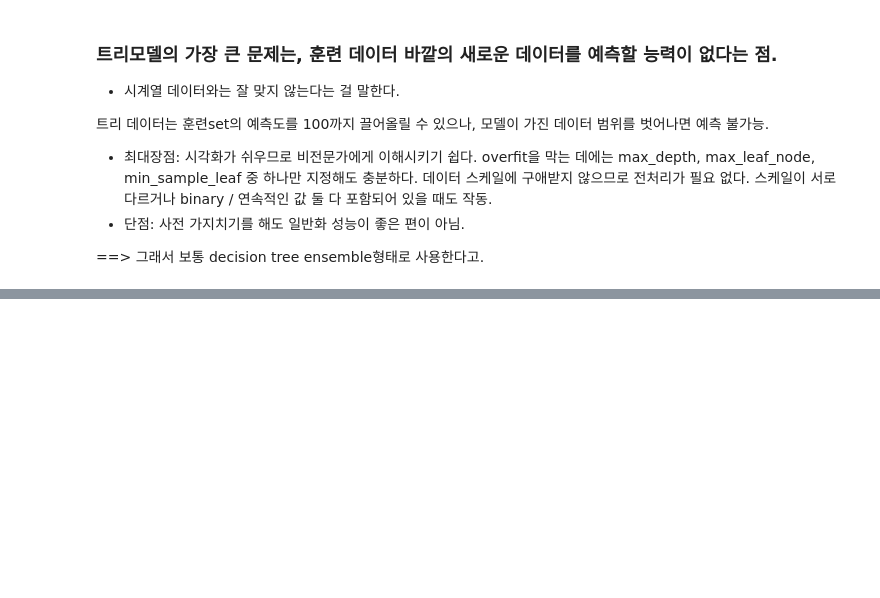
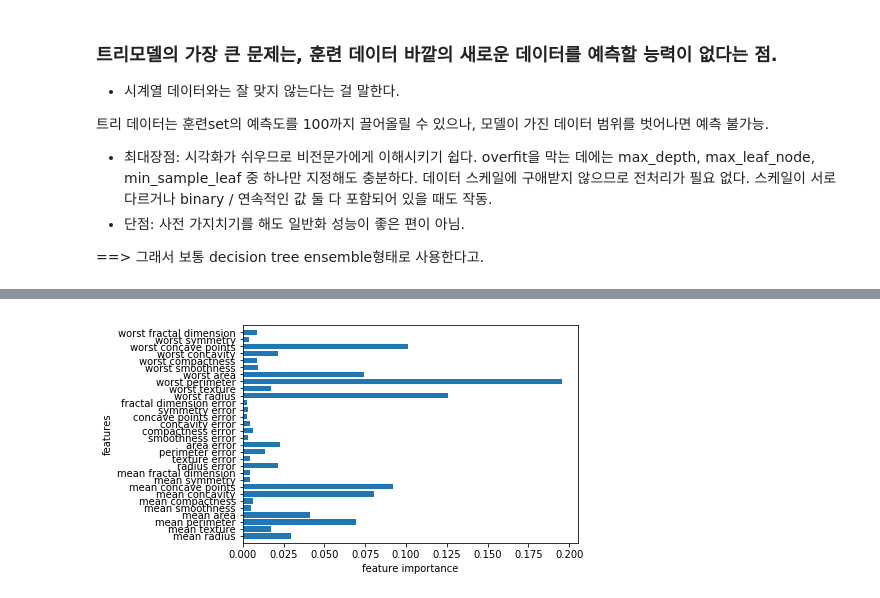
Before and after one commit to subratcall/ML-DL_python, a Jupyter notebook: 02_2_nonLinear_Classifier.ipynb, the cells around one changed output, grey strips where cells are left out. Drawn from its saved outputs; the diff is of its cells as text; code cells hidden in the pictures; blank space fills up the shorter version.

```diff
--- a/02_2_nonLinear_Classifier.ipynb
+++ b/02_2_nonLinear_Classifier.ipynb
@@ -139,0 +206,4 @@ training set에 overfit되는 기존 tree model의 단점을 보완. '여러 다
+# %%
+plot_feature_importance_cancer(forest)
+# %% [output]
+[figure, added]
```
Also changed, not shown: parts of 21 cells of this notebook.
